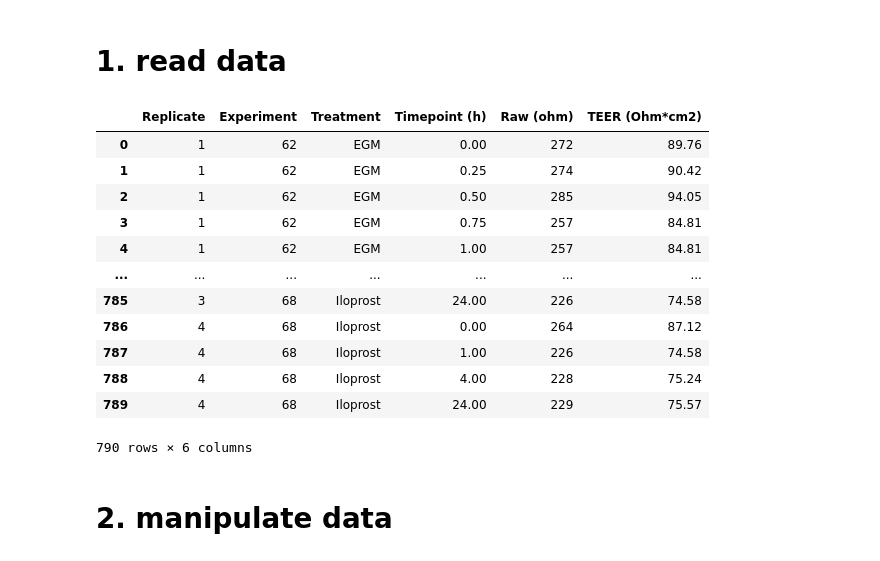
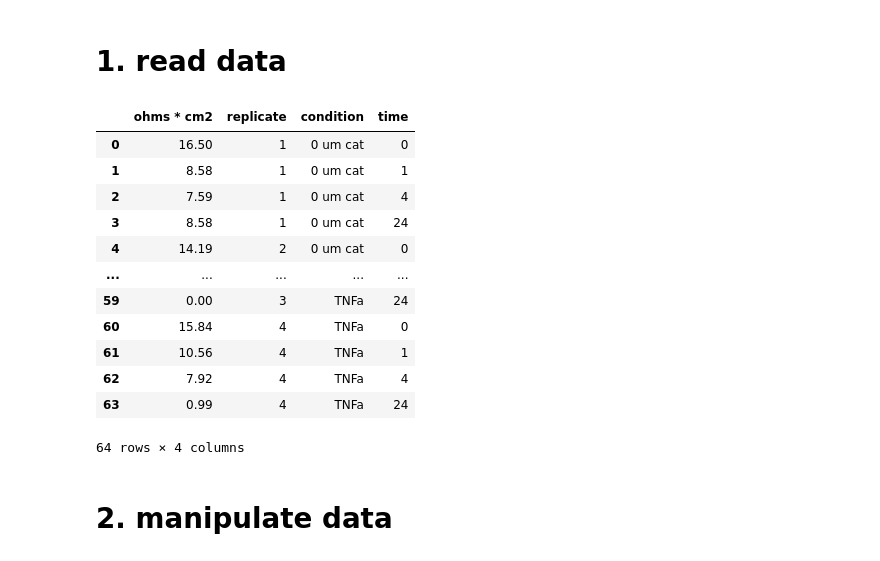
Before and after one commit to adelomana/HUVECs, a Jupyter notebook: TEER/analysis_boxplot.ipynb, the cells around one changed output. Drawn from its saved outputs; the diff is of its cells as text; code cells hidden in the pictures.

Commit message:
blank removal discovered

```diff
--- a/TEER/analysis_boxplot.ipynb
+++ b/TEER/analysis_boxplot.ipynb
@@ -6,26 +6,26 @@ import scipy, scipy.stats
 import matplotlib, matplotlib.pyplot
 matplotlib.rcParams.update({'font.size':40, 'font.family':'FreeSans', 'xtick.labelsize':40, 'ytick.labelsize':40, 'figure.figsize':(16,8)})
 # %%
-data_file = '/home/adrian/gd15/hi/research/huvec/data/TEER/HUVEC_Allmeasurements.csv'
+data_file = '/home/adrian/gd15/hi/research/huvec/data/TEER/TEER measurements without blank - Sheet1.tsv'
 # %% [markdown]
 # 1. read data
 # %%
-df = pandas.read_csv(data_file, sep=',')
+df = pandas.read_csv(data_file, sep='\t')
 df
 # %% [output]
-|  | Replicate | Experiment | Treatment | Timepoint (h) | Raw (ohm) | TEER (Ohm*cm2) |
-| 0 | 1 | 62 | EGM | 0.00 | 272 | 89.76 |
-| 1 | 1 | 62 | EGM | 0.25 | 274 | 90.42 |
-| 2 | 1 | 62 | EGM | 0.50 | 285 | 94.05 |
-| 3 | 1 | 62 | EGM | 0.75 | 257 | 84.81 |
-| 4 | 1 | 62 | EGM | 1.00 | 257 | 84.81 |
-| ... | ... | ... | ... | ... | ... | ... |
-| 785 | 3 | 68 | Iloprost | 24.00 | 226 | 74.58 |
-| 786 | 4 | 68 | Iloprost | 0.00 | 264 | 87.12 |
-| 787 | 4 | 68 | Iloprost | 1.00 | 226 | 74.58 |
-| 788 | 4 | 68 | Iloprost | 4.00 | 228 | 75.24 |
-| 789 | 4 | 68 | Iloprost | 24.00 | 229 | 75.57 |
+|  | ohms * cm2 | replicate | condition | time |
+| 0 | 16.50 | 1 | 0 um cat | 0 |
+| 1 | 8.58 | 1 | 0 um cat | 1 |
+| 2 | 7.59 | 1 | 0 um cat | 4 |
+| 3 | 8.58 | 1 | 0 um cat | 24 |
+| 4 | 14.19 | 2 | 0 um cat | 0 |
+| ... | ... | ... | ... | ... |
+| 59 | 0.00 | 3 | TNFa | 24 |
+| 60 | 15.84 | 4 | TNFa | 0 |
+| 61 | 10.56 | 4 | TNFa | 1 |
+| 62 | 7.92 | 4 | TNFa | 4 |
+| 63 | 0.99 | 4 | TNFa | 24 |
-790 rows × 6 columns
+64 rows × 4 columns
 # %% [markdown]
 # 2. manipulate data
 # %% [markdown]
```
Also changed, not shown: parts of 3 cells of this notebook, 1 other file.
